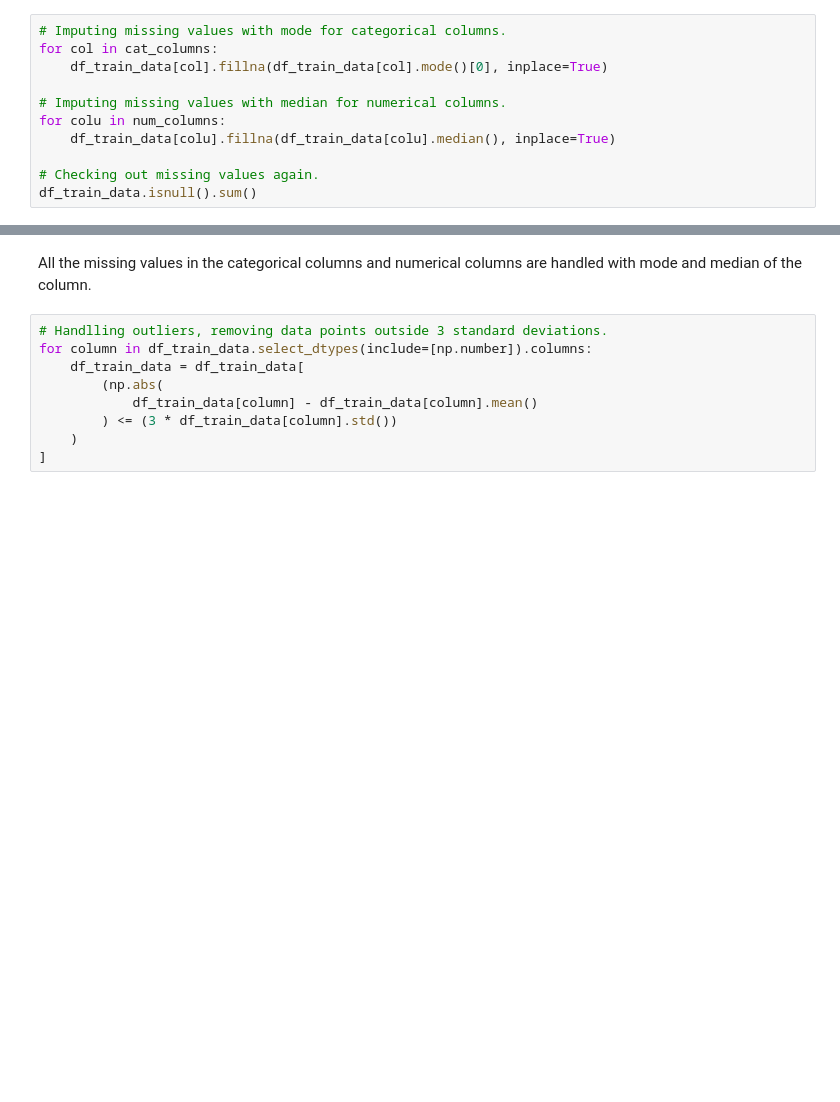
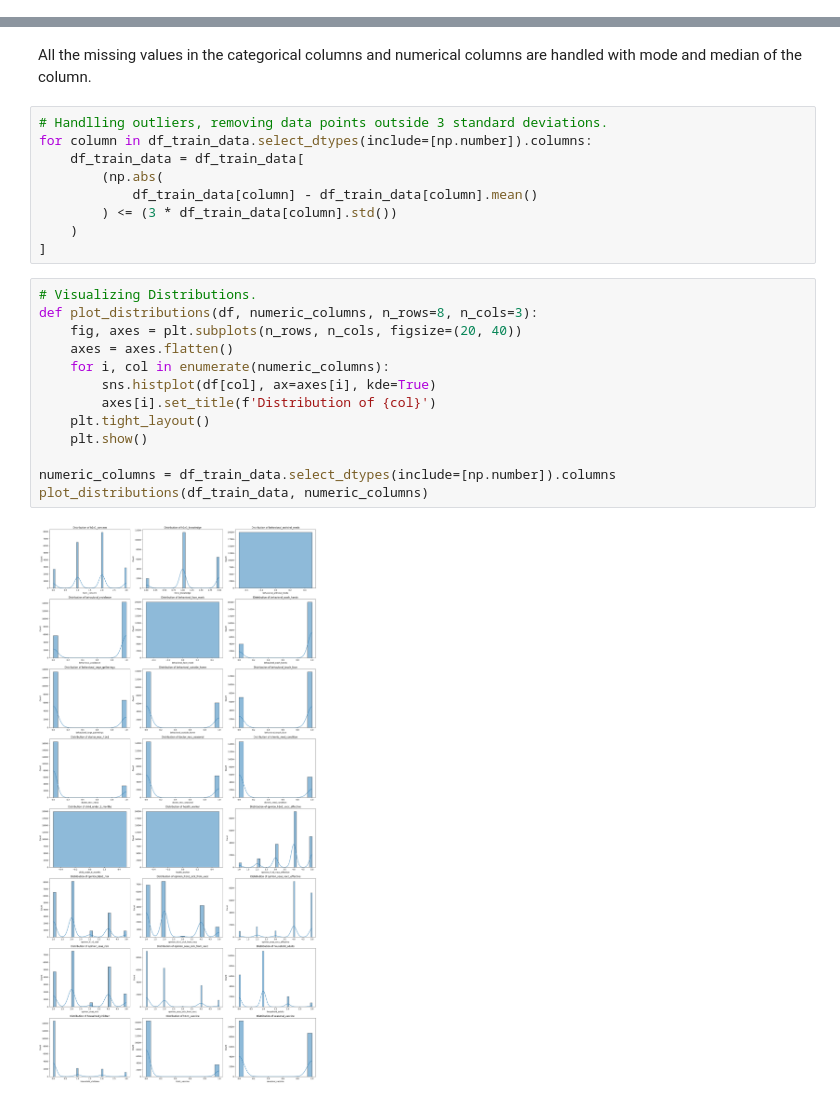
Before and after one commit to DhammikePremachandra/Predicting-H1N1-and-Seasonal-Flu-Vaccines, a Jupyter notebook: Predict_H1N1_Flu.ipynb, the cells around one changed output, grey strips where cells are left out. Saved outputs shown, nothing was run; the diff lists cells and outputs as text; blank space fills up the shorter version.

```diff
--- a/Predict_H1N1_Flu.ipynb
+++ b/Predict_H1N1_Flu.ipynb
@@ -223,11 +233,0 @@ Index(['h1n1_concern', 'h1n1_knowledge', 'behavioral_antiviral_meds',
-# %%
-# Imputing missing values with mode for categorical columns.
-for col in cat_columns:
-    df_train_data[col].fillna(df_train_data[col].mode()[0], inplace=True)
-
-# Imputing missing values with median for numerical columns.
-for colu in num_columns:
-    df_train_data[colu].fillna(df_train_data[colu].median(), inplace=True)
-
-# Checking out missing values again.
-df_train_data.isnull().sum()
@@ -260,3 +258,18 @@ for column in df_train_data.select_dtypes(include=[np.number]).columns:
         ) <= (3 * df_train_data[column].std())
     )
 ]
+# %%
+# Visualizing Distributions.
+def plot_distributions(df, numeric_columns, n_rows=8, n_cols=3):
+    fig, axes = plt.subplots(n_rows, n_cols, figsize=(20, 40))
+    axes = axes.flatten()
+    for i, col in enumerate(numeric_columns):
+        sns.histplot(df[col], ax=axes[i], kde=True)
+        axes[i].set_title(f'Distribution of {col}')
+    plt.tight_layout()
+    plt.show()
+
+numeric_columns = df_train_data.select_dtypes(include=[np.number]).columns
+plot_distributions(df_train_data, numeric_columns)
+# %% [output]
+[figure, added]
```
Also changed, not shown: parts of 20 cells of this notebook.
